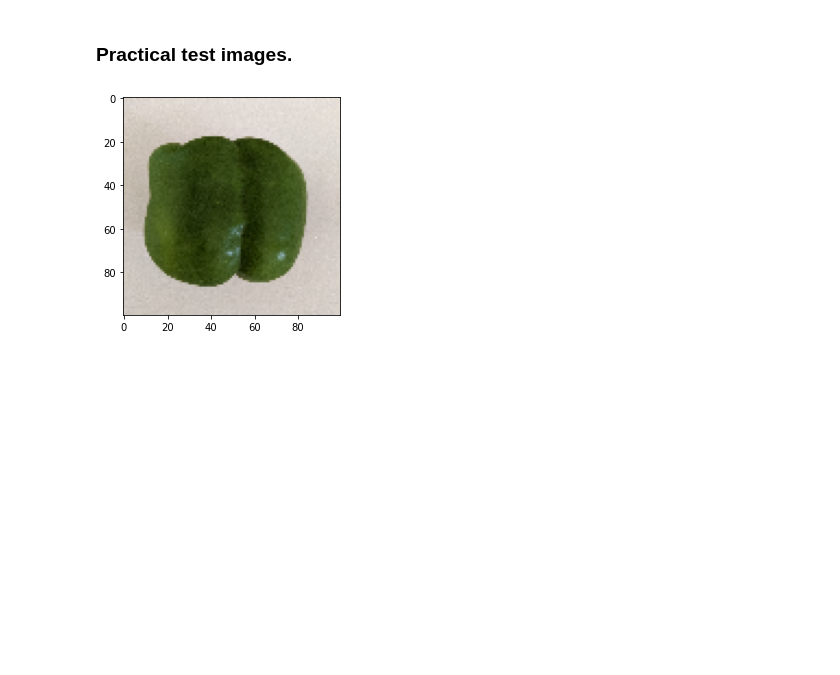
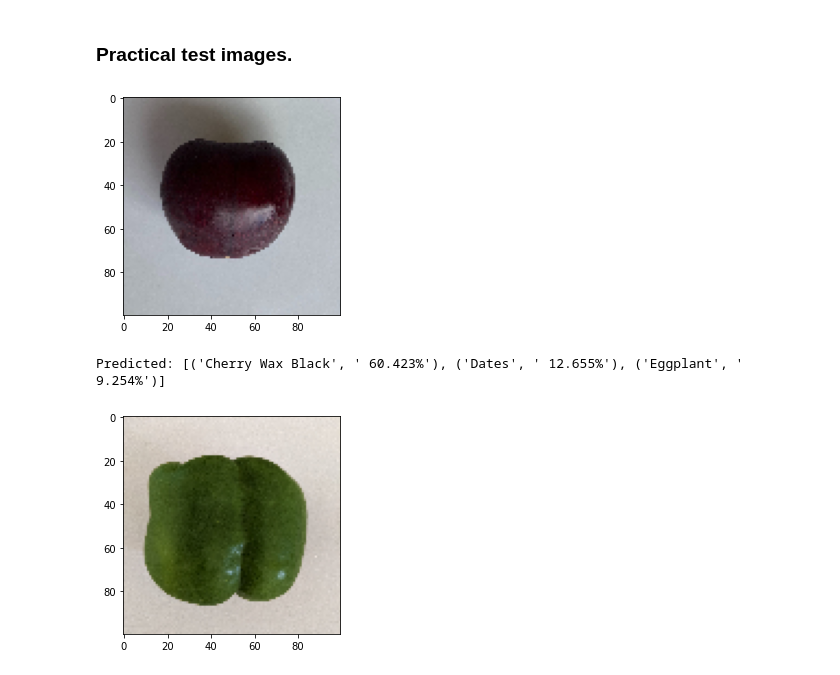
Before and after one commit to ashleep/Heningburg_Pounds_Final_Project, a Jupyter notebook: CNNtest.ipynb, the cells around one changed output. Drawn from its saved outputs; the diff is of its cells as text; code cells hidden in the pictures; blank space fills up the shorter version.

```diff
--- a/CNNtest.ipynb
+++ b/CNNtest.ipynb
@@ -352,6 +344,15 @@ predict(img, 3)
 Predicted: [('Banana', ' 99.883%'), ('Corn', ' 0.116%'), ('Banana Lady Finger', ' 0.001%')]
 # %% [markdown]
 ### Practical test images.
+# %%
+img = 'Pictures/cherry.jpg'
+show_img(img)
+# %% [output]
+[figure, added]
+# %%
+predict(img, 3)
+# %% [output]
+Predicted: [('Cherry Wax Black', ' 60.423%'), ('Dates', ' 12.655%'), ('Eggplant', ' 9.254%')]
 # %%
 img = 'Pictures/Bell_Pepper.jpg'
 show_img(img)
```
Also changed, not shown: parts of 7 cells of this notebook, 16 other files.
